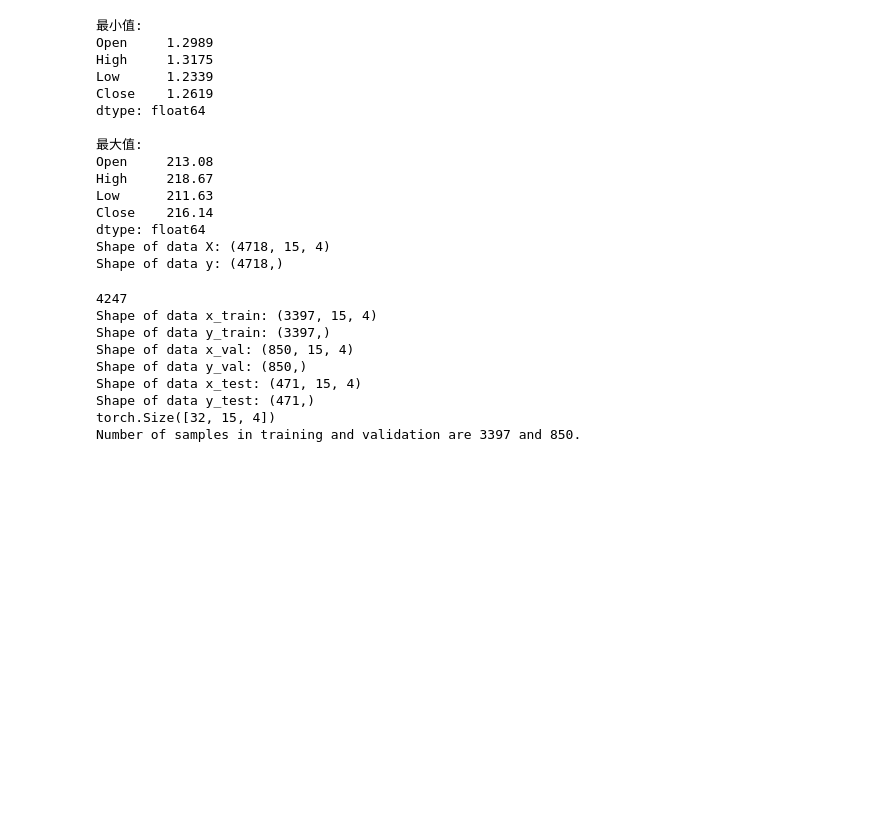
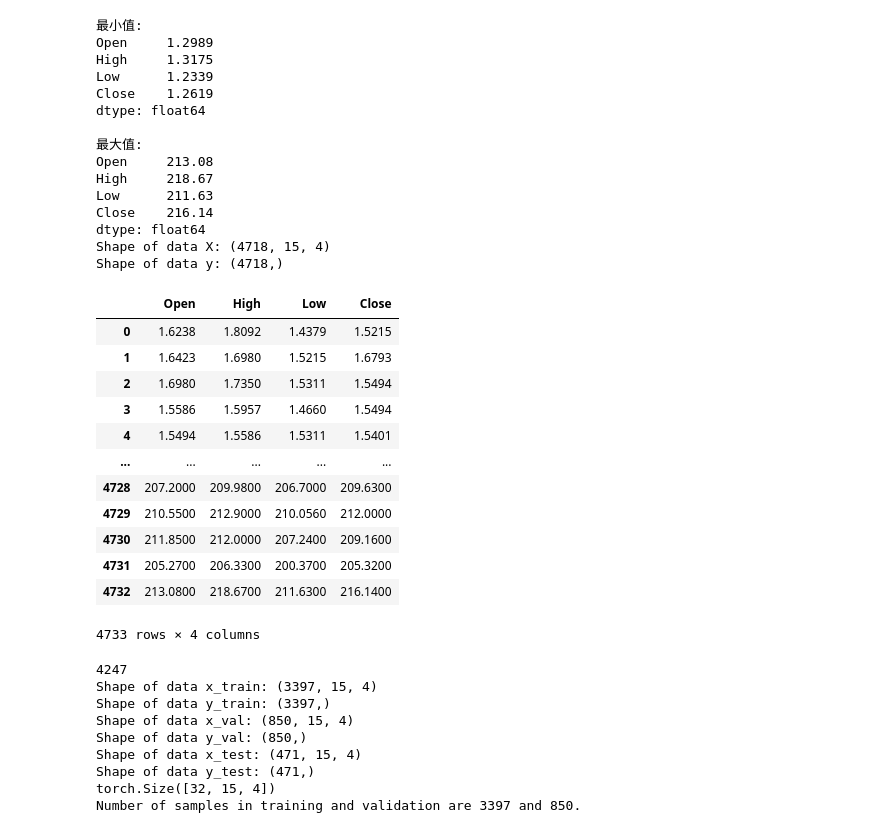
Before and after one commit to yuhanying/nthu_2024_dlia_hw, a Jupyter notebook: hw4/lab4.ipynb, the cells around one changed output. Drawn from its saved outputs; the diff is of its cells as text; code cells hidden in the pictures; blank space fills up the shorter version.

```diff
--- a/hw4/lab4.ipynb
+++ b/hw4/lab4.ipynb
@@ -168,6 +168,22 @@ Close    216.14
 dtype: float64
 Shape of data X: (4718, 15, 4)
 Shape of data y: (4718,)
+# %%
+df[['Open', 'High', 'Low', 'Close']]
+# %% [output]
+|  | Open | High | Low | Close |
+| 0 | 1.6238 | 1.8092 | 1.4379 | 1.5215 |
+| 1 | 1.6423 | 1.6980 | 1.5215 | 1.6793 |
+| 2 | 1.6980 | 1.7350 | 1.5311 | 1.5494 |
+| 3 | 1.5586 | 1.5957 | 1.4660 | 1.5494 |
+| 4 | 1.5494 | 1.5586 | 1.5311 | 1.5401 |
+| ... | ... | ... | ... | ... |
+| 4728 | 207.2000 | 209.9800 | 206.7000 | 209.6300 |
+| 4729 | 210.5500 | 212.9000 | 210.0560 | 212.0000 |
+| 4730 | 211.8500 | 212.0000 | 207.2400 | 209.1600 |
+| 4731 | 205.2700 | 206.3300 | 200.3700 | 205.3200 |
+| 4732 | 213.0800 | 218.6700 | 211.6300 | 216.1400 |
+4733 rows × 4 columns
 # %%
 # print("First batch of data:")
 # for i in range(10):
```
Also changed, not shown: parts of 5 cells of this notebook, 1 other file.
